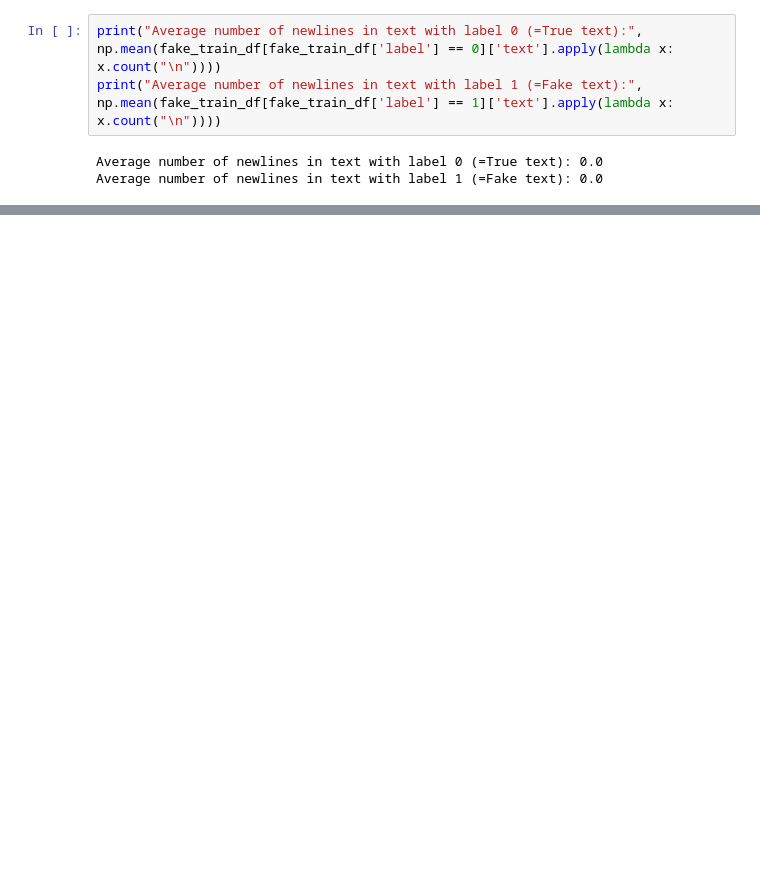
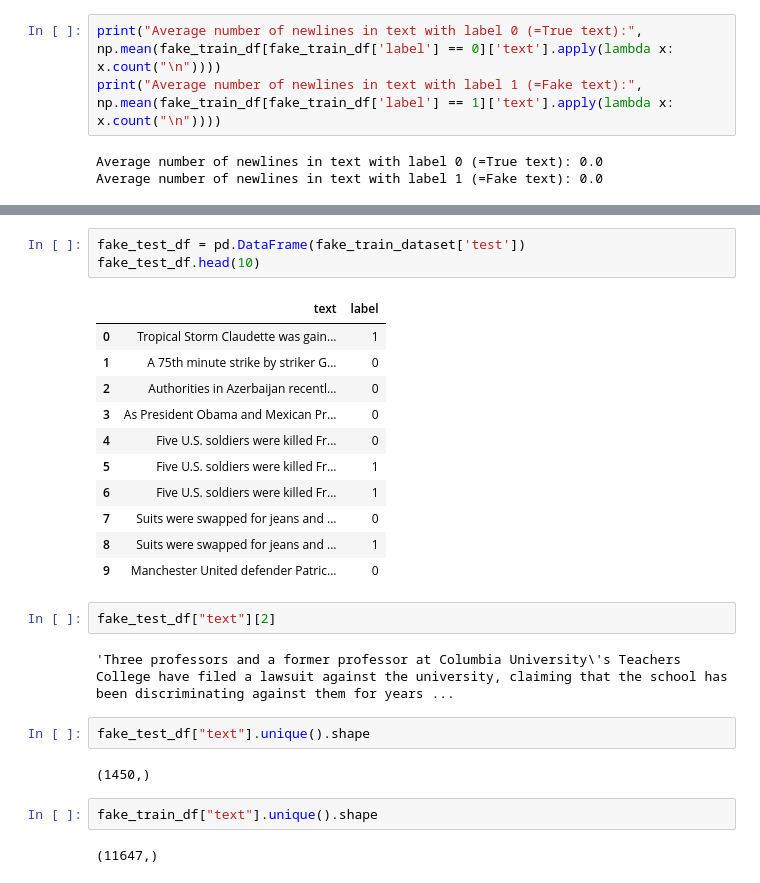
Before and after one commit to marluxiaboss/text_llm_detector, a Jupyter notebook: explore_fake_true_dataset.ipynb, the cells around one changed output, grey strips where cells are left out. Saved outputs shown, nothing was run; the diff lists cells and outputs as text; blank space fills up the shorter version.

```diff
--- a/explore_fake_true_dataset.ipynb
+++ b/explore_fake_true_dataset.ipynb
@@ -185,0 +177,27 @@ wasserstein_distances
+# %%
+fake_test_df = pd.DataFrame(fake_train_dataset['test'])
+fake_test_df.head(10)
+# %% [output]
+|  | text | label |
+| 0 | Tropical Storm Claudette was gain... | 1 |
+| 1 | A 75th minute strike by striker G... | 0 |
+| 2 | Authorities in Azerbaijan recentl... | 0 |
+| 3 | As President Obama and Mexican Pr... | 0 |
+| 4 | Five U.S. soldiers were killed Fr... | 0 |
+| 5 | Five U.S. soldiers were killed Fr... | 1 |
+| 6 | Five U.S. soldiers were killed Fr... | 1 |
+| 7 | Suits were swapped for jeans and ... | 0 |
+| 8 | Suits were swapped for jeans and ... | 1 |
+| 9 | Manchester United defender Patric... | 0 |
+# %%
+fake_test_df["text"][2]
+# %% [output]
+'Three professors and a former professor at Columbia University\'s Teachers College have filed a lawsuit against the university, claiming that the school has been discriminating against them for years ...
+# %%
+fake_test_df["text"].unique().shape
+# %% [output]
+(1450,)
+# %%
+fake_train_df["text"].unique().shape
+# %% [output]
+(11647,)
```
Also changed, not shown: parts of 20 cells of this notebook, 2 other files.
